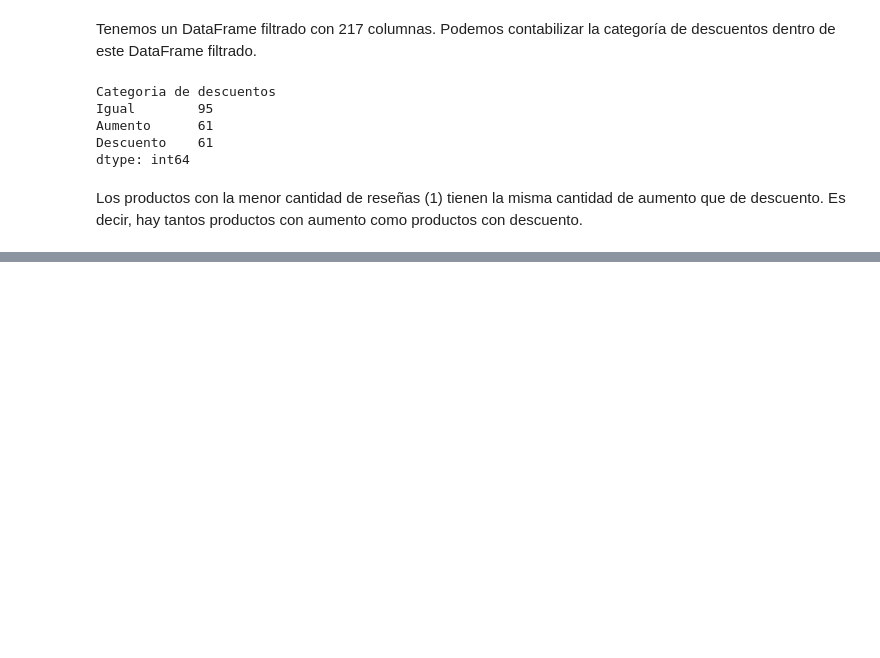
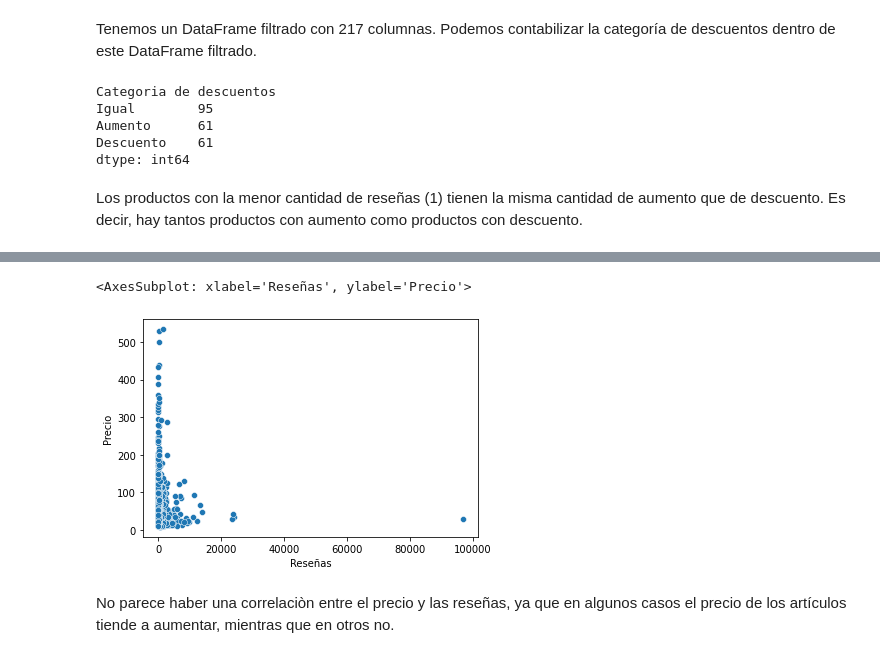
Before and after one commit to Estani94/Limpieza-y-EDA-Dataset-Amazon, a Jupyter notebook: EDA_amazon.ipynb, the cells around one changed output, grey strips where cells are left out. Cells and saved outputs as stored; diff of their text form; code cells hidden in the pictures; blank space fills up the shorter version.

```diff
--- a/EDA_amazon.ipynb
+++ b/EDA_amazon.ipynb
@@ -504,0 +510,9 @@ sns.scatterplot(x=y, y=x, hue=matiz, size_norm=True)
+# %%
+x = con_aumento['Reseñas']
+y = con_aumento['Precio']
+sns.scatterplot(x=x, y=y)
+# %% [output]
+<AxesSubplot: xlabel='Reseñas', ylabel='Precio'>
+[figure, added]
+# %% [markdown]
+No parece haber una correlaciòn entre el precio y las reseñas, ya que en algunos casos el precio de los artículos tiende a aumentar, mientras que en otros no.
```
Also changed, not shown: parts of 4 cells of this notebook.
